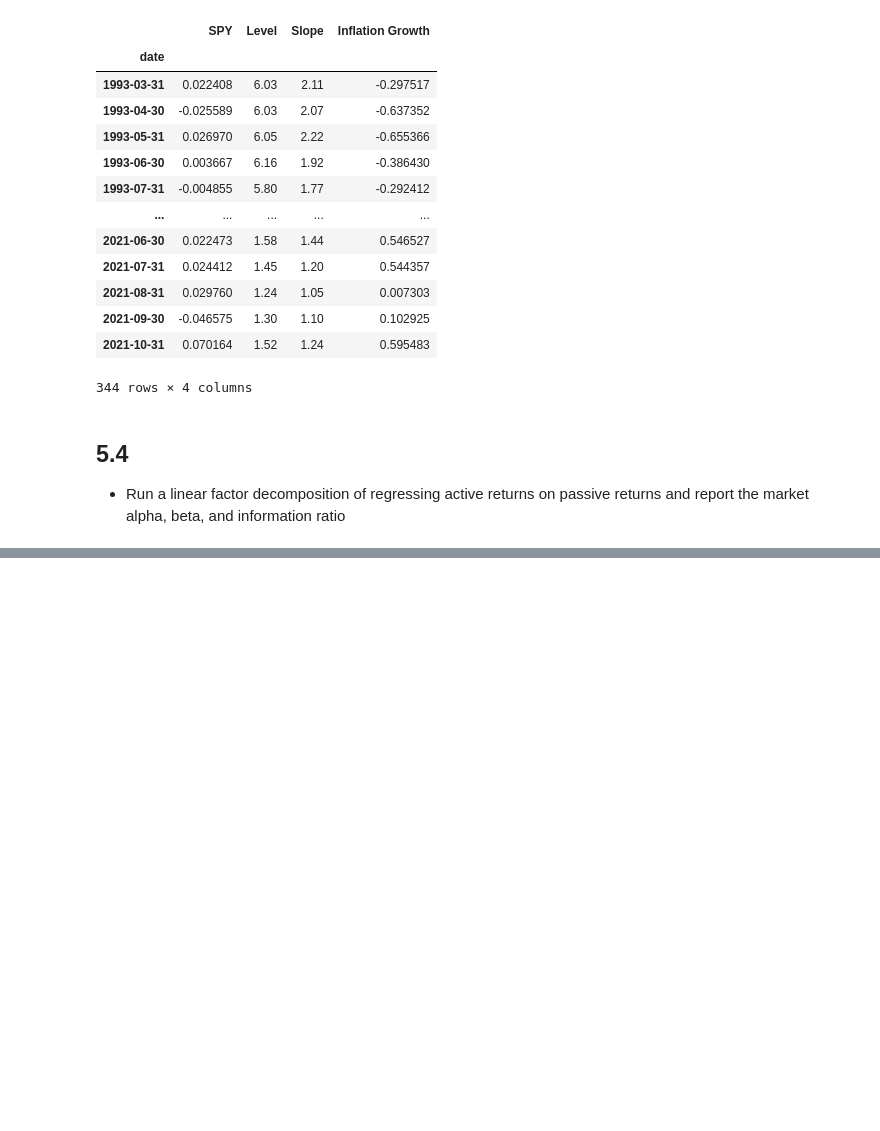
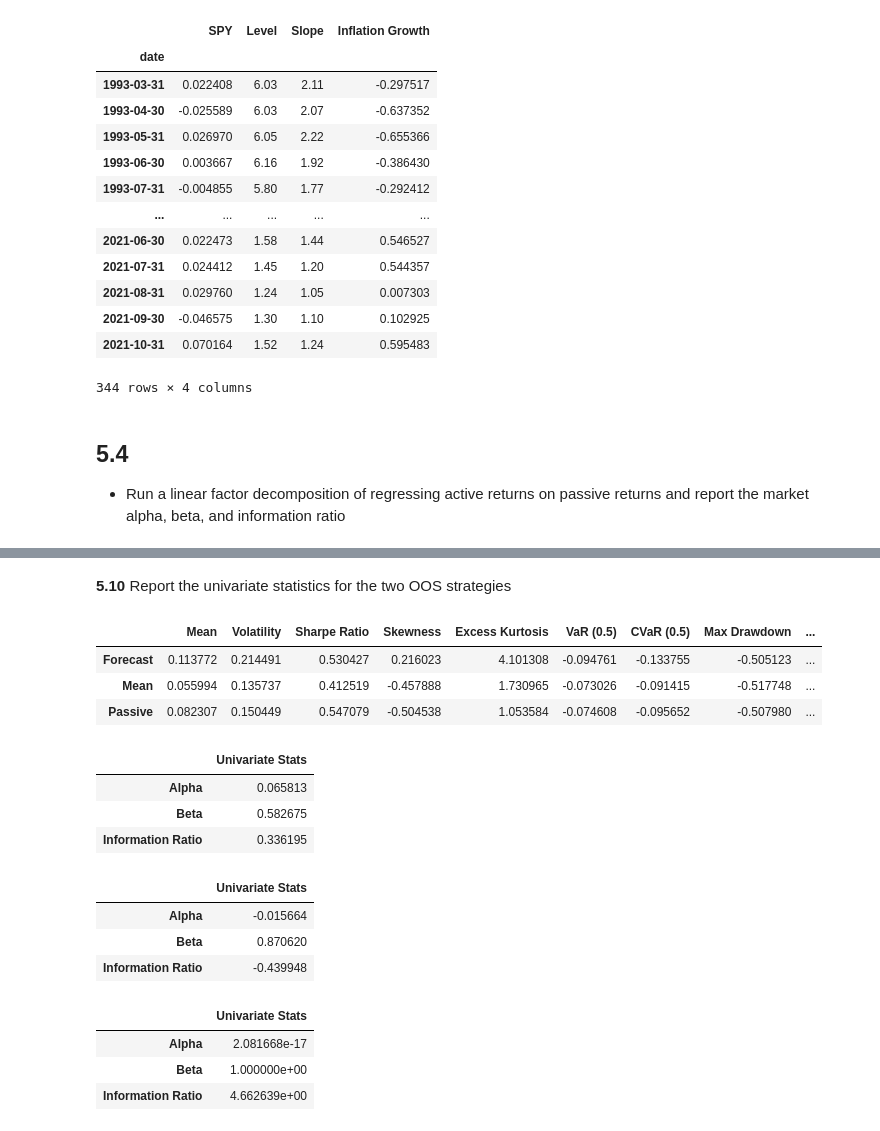
Before and after one commit to dcstein22/portfolio_theory, a Jupyter notebook: final_2021.ipynb, the cells around one changed output, grey strips where cells are left out. Cells and saved outputs as stored; diff of their text form; code cells hidden in the pictures; blank space fills up the shorter version.

```diff
--- a/final_2021.ipynb
+++ b/final_2021.ipynb
@@ -595,0 +747,10 @@ for the following period, t + 1.
+# %% [markdown]
+**5.10**
+Report the univariate statistics for the two OOS strategies
+# %%
+performance_summary(fund_returns_OOS)
+# %% [output]
+|  | Mean | Volatility | Sharpe Ratio | Skewness | Excess Kurtosis | VaR (0.5) | CVaR (0.5) | Max Drawdown | ... |
+| Forecast | 0.113772 | 0.214491 | 0.530427 | 0.216023 | 4.101308 | -0.094761 | -0.133755 | -0.505123 | ... |
+| Mean | 0.055994 | 0.135737 | 0.412519 | -0.457888 | 1.730965 | -0.073026 | -0.091415 | -0.517748 | ... |
+| Passive | 0.082307 | 0.150449 | 0.547079 | -0.504538 | 1.053584 | -0.074608 | -0.095652 | -0.507980 | ... |
@@ -595,0 +769,21 @@ for the following period, t + 1.
+# %%
+OLS_stats(fund_returns_OOS['Forecast'], fund_returns_OOS)
+# %% [output]
+|  | Univariate Stats |
+| Alpha | 0.065813 |
+| Beta | 0.582675 |
+| Information Ratio | 0.336195 |
+# %%
+OLS_stats(fund_returns_OOS['Mean'], fund_returns_OOS)
+# %% [output]
+|  | Univariate Stats |
+| Alpha | -0.015664 |
+| Beta | 0.870620 |
+| Information Ratio | -0.439948 |
+# %%
+OLS_stats(fund_returns_OOS['Passive'], fund_returns_OOS)
+# %% [output]
+|  | Univariate Stats |
+| Alpha | 2.081668e-17 |
+| Beta | 1.000000e+00 |
+| Information Ratio | 4.662639e+00 |
```
Also changed, not shown: parts of 42 cells of this notebook, 2 other files.
